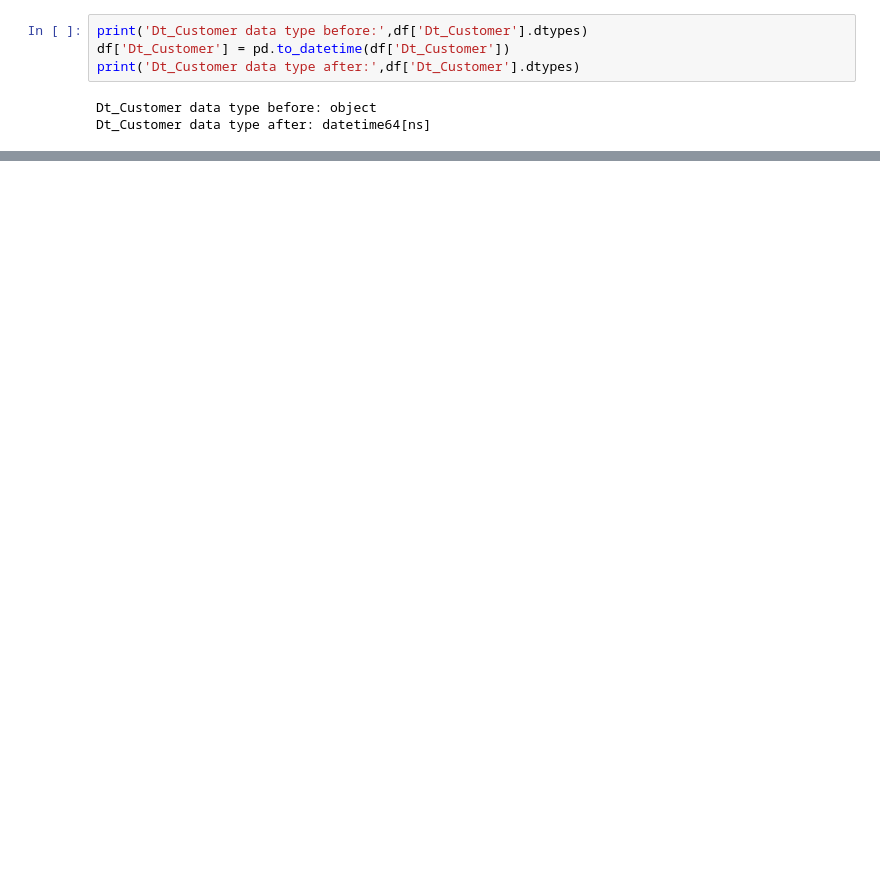
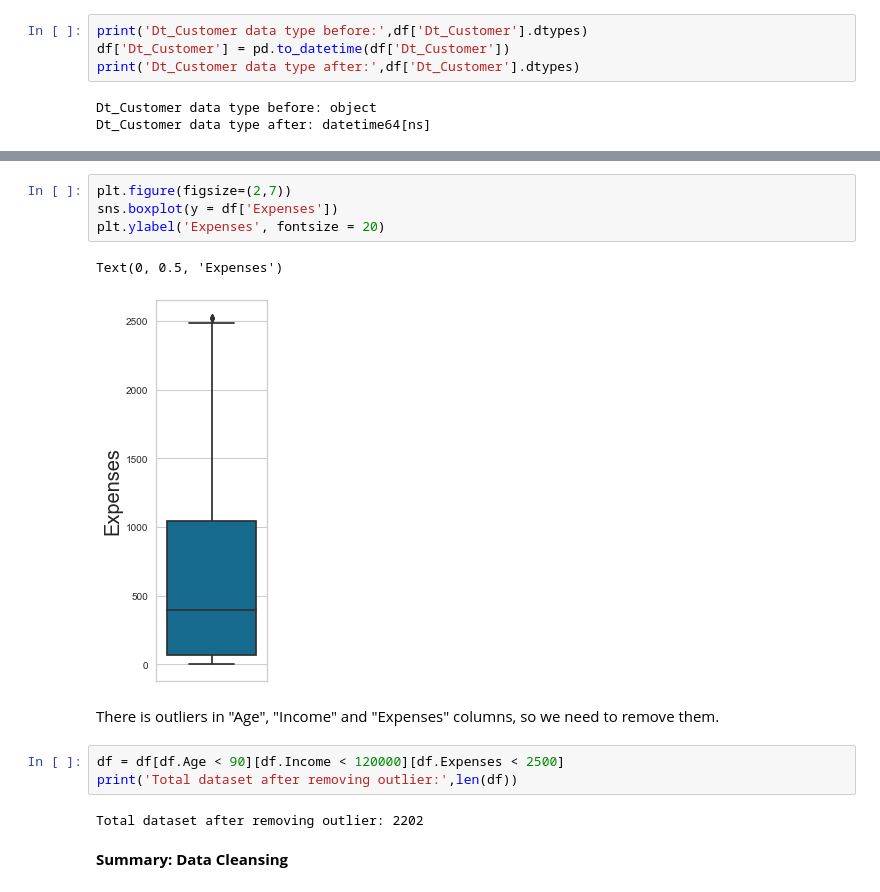
Before and after one commit to pranapramudita/Data-Science-Portfolio, a Jupyter notebook: ML/Unsupervised Learning - Marketing Campaign.ipynb, the cells around one changed output, grey strips where cells are left out. Drawn from its saved outputs; the diff is of its cells as text; blank space fills up the shorter version.

```diff
--- a/ML/Unsupervised Learning - Marketing Campaign.ipynb
+++ b/ML/Unsupervised Learning - Marketing Campaign.ipynb
@@ -114,0 +398,16 @@ Output of the unique value of "**Education**" and "**Marital Status**"
+# %%
+plt.figure(figsize=(2,7))
+sns.boxplot(y = df['Expenses'])
+plt.ylabel('Expenses', fontsize = 20)
+# %% [output]
+Text(0, 0.5, 'Expenses')
+[figure, added]
+# %% [markdown]
+There is outliers in "Age", "Income" and "Expenses" columns, so we need to remove them.
+# %%
+df = df[df.Age < 90][df.Income < 120000][df.Expenses < 2500]
+print('Total dataset after removing outlier:',len(df))
+# %% [output]
+Total dataset after removing outlier: 2202
+# %% [markdown]
+**Summary: Data Cleansing**
```
Also changed, not shown: parts of 94 cells of this notebook, 1 other file.
